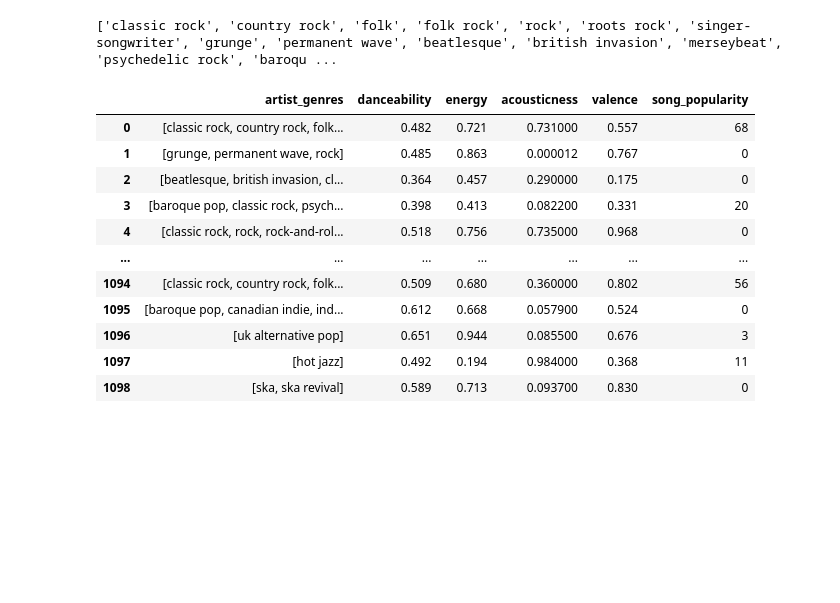
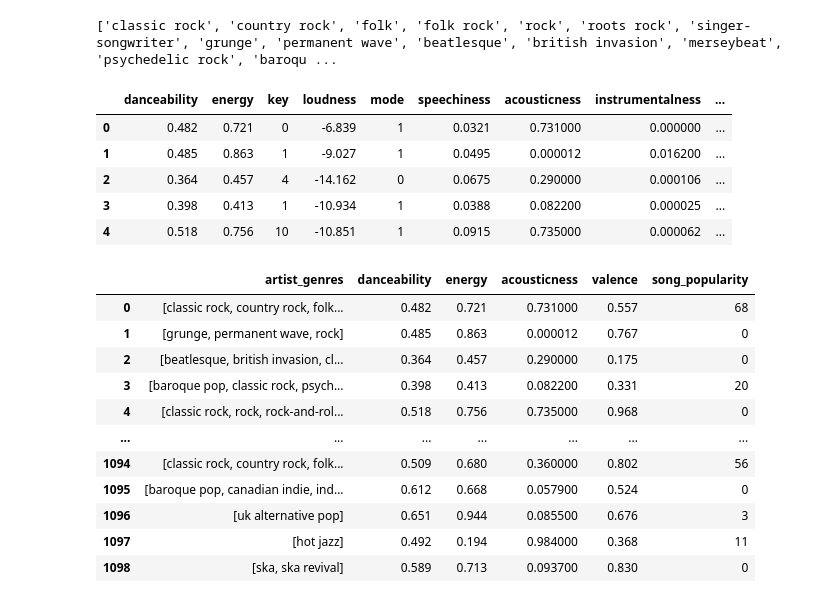
Before and after one commit to savicd710/Spoti-Find, a Jupyter notebook: spotipy_zach.ipynb, the cells around one changed output. Cells and saved outputs as stored; diff of their text form; code cells hidden in the pictures; blank space fills up the shorter version.

```diff
--- a/spotipy_zach.ipynb
+++ b/spotipy_zach.ipynb
@@ -76,3 +76,12 @@ for row in clean_data.artist_genres:
 print(all_genres)
 # %% [output]
 ['classic rock', 'country rock', 'folk', 'folk rock', 'rock', 'roots rock', 'singer-songwriter', 'grunge', 'permanent wave', 'beatlesque', 'british invasion', 'merseybeat', 'psychedelic rock', 'baroqu ...
+# %%
+clean_data.head()
+# %% [output]
+|  | danceability | energy | key | loudness | mode | speechiness | acousticness | instrumentalness | ... |
+| 0 | 0.482 | 0.721 | 0 | -6.839 | 1 | 0.0321 | 0.731000 | 0.000000 | ... |
+| 1 | 0.485 | 0.863 | 1 | -9.027 | 1 | 0.0495 | 0.000012 | 0.016200 | ... |
+| 2 | 0.364 | 0.457 | 4 | -14.162 | 0 | 0.0675 | 0.290000 | 0.000106 | ... |
+| 3 | 0.398 | 0.413 | 1 | -10.934 | 1 | 0.0388 | 0.082200 | 0.000025 | ... |
+| 4 | 0.518 | 0.756 | 10 | -10.851 | 1 | 0.0915 | 0.735000 | 0.000062 | ... |
```
Also changed, not shown: parts of 7 cells of this notebook.
